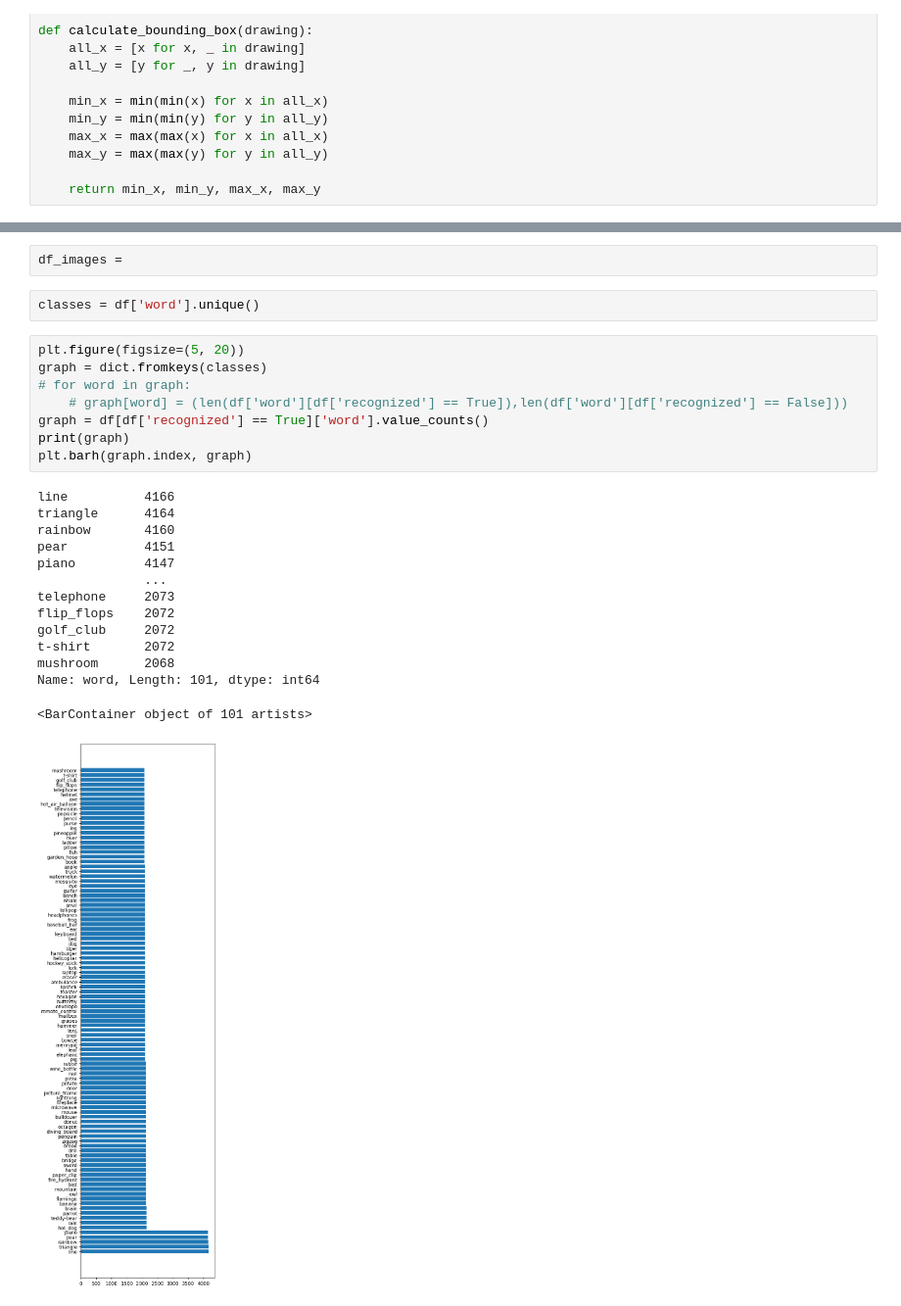
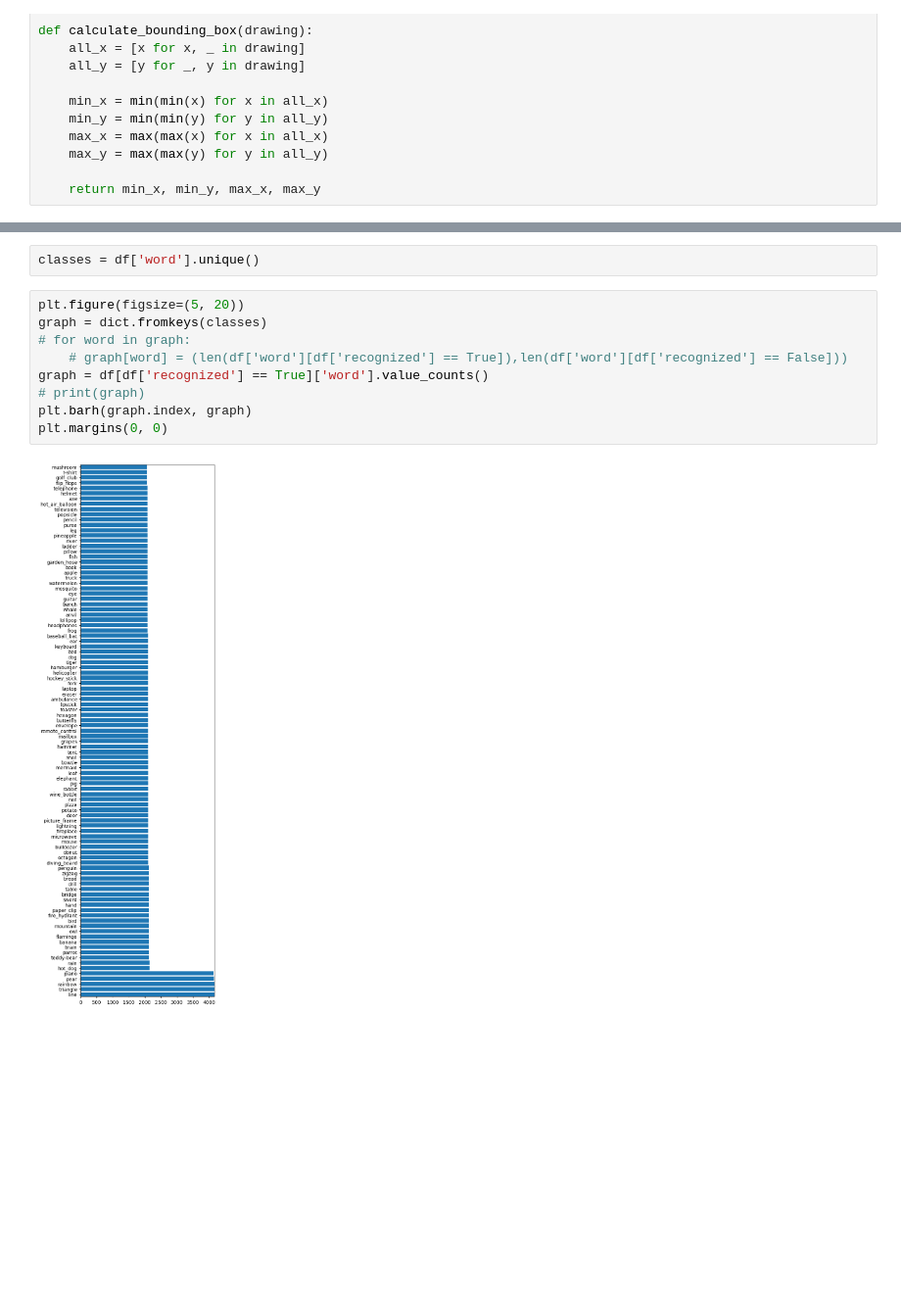
Before and after one commit to shabarish169/Doodle-Detectives, a Jupyter notebook: doodle_detectives_preprocessing.ipynb, the cells around one changed output, grey strips where cells are left out. Shown at 98% size. Cells and saved outputs as stored; diff of their text form; blank space fills up the shorter version.

Commit message:
Initial data visualisation done

```diff
--- a/doodle_detectives_preprocessing.ipynb
+++ b/doodle_detectives_preprocessing.ipynb
@@ -84,27 +78,13 @@ ValueError: setting an array element with a sequence. The requested array has an
-# %%
-df_images =
 # %%
 classes = df['word'].unique()
 # %%
 plt.figure(figsize=(5, 20))
 graph = dict.fromkeys(classes)
 # for word in graph:
     # graph[word] = (len(df['word'][df['recognized'] == True]),len(df['word'][df['recognized'] == False]))
 graph = df[df['recognized'] == True]['word'].value_counts()
-print(graph)
+# print(graph)
 plt.barh(graph.index, graph)
+plt.margins(0, 0)
 # %% [output]
-line          4166
-triangle      4164
-rainbow       4160
-pear          4151
-piano         4147
-              ...
-telephone     2073
-flip_flops    2072
-golf_club     2072
-t-shirt       2072
-mushroom      2068
-Name: word, Length: 101, dtype: int64
-<BarContainer object of 101 artists>
-[figure, old version]
+[figure, new version]
```
Also changed, not shown: parts of 5 cells of this notebook.
